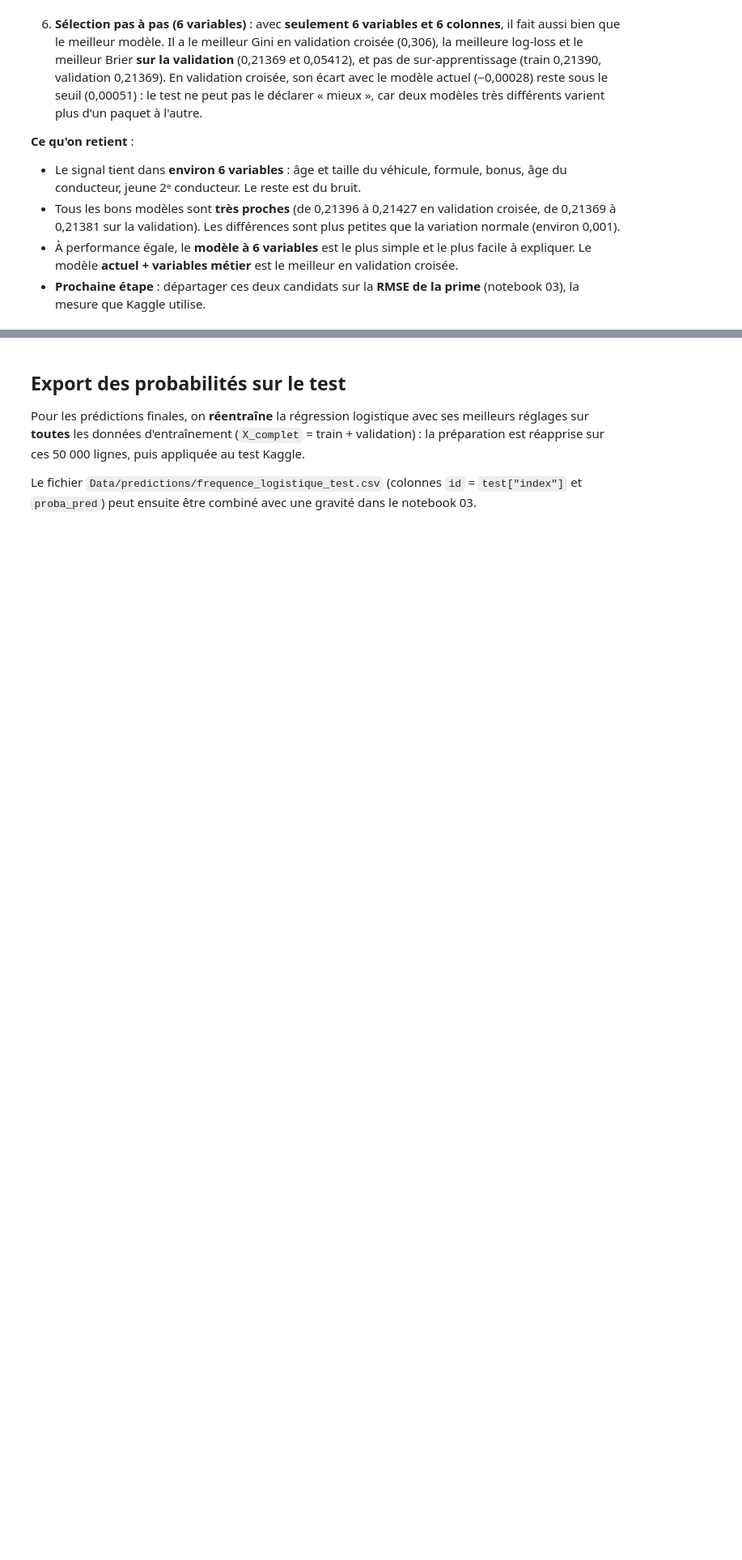
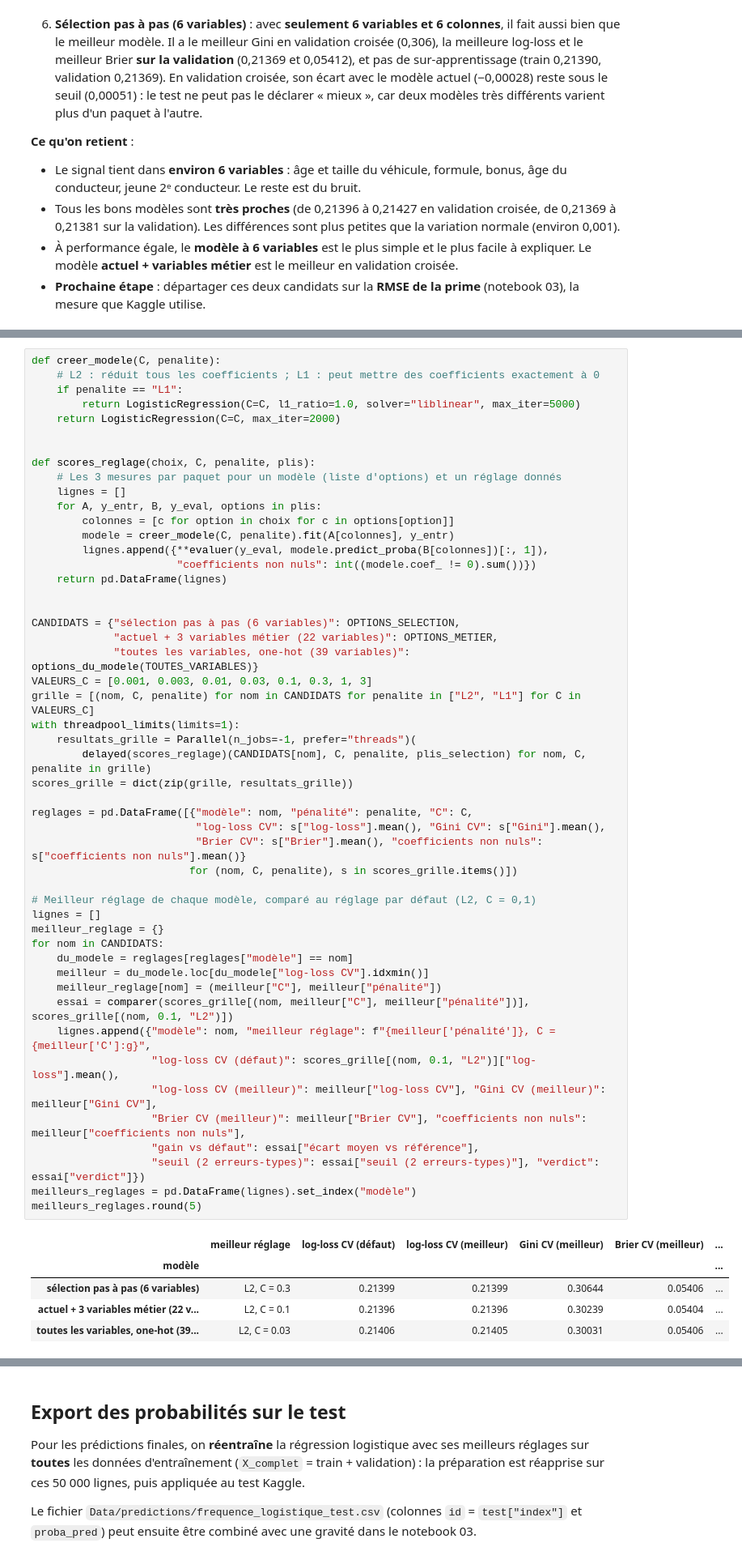
Before and after one commit to MaximilienCY/TD-Tarification-automobile-par-Machine-Learning, a Jupyter notebook: notebooks/01_frequence.ipynb, the cells around one changed output, grey strips where cells are left out. Shown at 81% size. Drawn from its saved outputs; the diff is of its cells as text; blank space fills up the shorter version.

```diff
--- a/notebooks/01_frequence.ipynb
+++ b/notebooks/01_frequence.ipynb
@@ -2633,0 +2649,56 @@ controle_final[[f"{m} ({j})" for m in ["log-loss", "Gini", "Brier"] for j in ["t
+# %%
+def creer_modele(C, penalite):
+    # L2 : réduit tous les coefficients ; L1 : peut mettre des coefficients exactement à 0
+    if penalite == "L1":
+        return LogisticRegression(C=C, l1_ratio=1.0, solver="liblinear", max_iter=5000)
+    return LogisticRegression(C=C, max_iter=2000)
+
+
+def scores_reglage(choix, C, penalite, plis):
+    # Les 3 mesures par paquet pour un modèle (liste d'options) et un réglage donnés
+    lignes = []
+    for A, y_entr, B, y_eval, options in plis:
+        colonnes = [c for option in choix for c in options[option]]
+        modele = creer_modele(C, penalite).fit(A[colonnes], y_entr)
+        lignes.append({**evaluer(y_eval, modele.predict_proba(B[colonnes])[:, 1]),
+                       "coefficients non nuls": int((modele.coef_ != 0).sum())})
+    return pd.DataFrame(lignes)
+
+
+CANDIDATS = {"sélection pas à pas (6 variables)": OPTIONS_SELECTION,
+             "actuel + 3 variables métier (22 variables)": OPTIONS_METIER,
+             "toutes les variables, one-hot (39 variables)": options_du_modele(TOUTES_VARIABLES)}
+VALEURS_C = [0.001, 0.003, 0.01, 0.03, 0.1, 0.3, 1, 3]
+grille = [(nom, C, penalite) for nom in CANDIDATS for penalite in ["L2", "L1"] for C in VALEURS_C]
+with threadpool_limits(limits=1):
+    resultats_grille = Parallel(n_jobs=-1, prefer="threads")(
+        delayed(scores_reglage)(CANDIDATS[nom], C, penalite, plis_selection) for nom, C, penalite in grille)
+scores_grille = dict(zip(grille, resultats_grille))
+
+reglages = pd.DataFrame([{"modèle": nom, "pénalité": penalite, "C": C,
+                          "log-loss CV": s["log-loss"].mean(), "Gini CV": s["Gini"].mean(),
+                          "Brier CV": s["Brier"].mean(), "coefficients non nuls": s["coefficients non nuls"].mean()}
+                         for (nom, C, penalite), s in scores_grille.items()])
+
+# Meilleur réglage de chaque modèle, comparé au réglage par défaut (L2, C = 0,1)
+lignes = []
+meilleur_reglage = {}
+for nom in CANDIDATS:
+    du_modele = reglages[reglages["modèle"] == nom]
+    meilleur = du_modele.loc[du_modele["log-loss CV"].idxmin()]
+    meilleur_reglage[nom] = (meilleur["C"], meilleur["pénalité"])
+    essai = comparer(scores_grille[(nom, meilleur["C"], meilleur["pénalité"])], scores_grille[(nom, 0.1, "L2")])
+    lignes.append({"modèle": nom, "meilleur réglage": f"{meilleur['pénalité']}, C = {meilleur['C']:g}",
+                   "log-loss CV (défaut)": scores_grille[(nom, 0.1, "L2")]["log-loss"].mean(),
+                   "log-loss CV (meilleur)": meilleur["log-loss CV"], "Gini CV (meilleur)": meilleur["Gini CV"],
+                   "Brier CV (meilleur)": meilleur["Brier CV"], "coefficients non nuls": meilleur["coefficients non nuls"],
+                   "gain vs défaut": essai["écart moyen vs référence"],
+                   "seuil (2 erreurs-types)": essai["seuil (2 erreurs-types)"], "verdict": essai["verdict"]})
+meilleurs_reglages = pd.DataFrame(lignes).set_index("modèle")
+meilleurs_reglages.round(5)
+# %% [output]
+|  | meilleur réglage | log-loss CV (défaut) | log-loss CV (meilleur) | Gini CV (meilleur) | Brier CV (meilleur) | ... |
+| modèle |  |  |  |  |  | ... |
+| sélection pas à pas (6 variables) | L2, C = 0.3 | 0.21399 | 0.21399 | 0.30644 | 0.05406 | ... |
+| actuel + 3 variables métier (22 v... | L2, C = 0.1 | 0.21396 | 0.21396 | 0.30239 | 0.05404 | ... |
+| toutes les variables, one-hot (39... | L2, C = 0.03 | 0.21406 | 0.21405 | 0.30031 | 0.05406 | ... |
```
Also changed, not shown: parts of 10 cells of this notebook, 1 other file.
